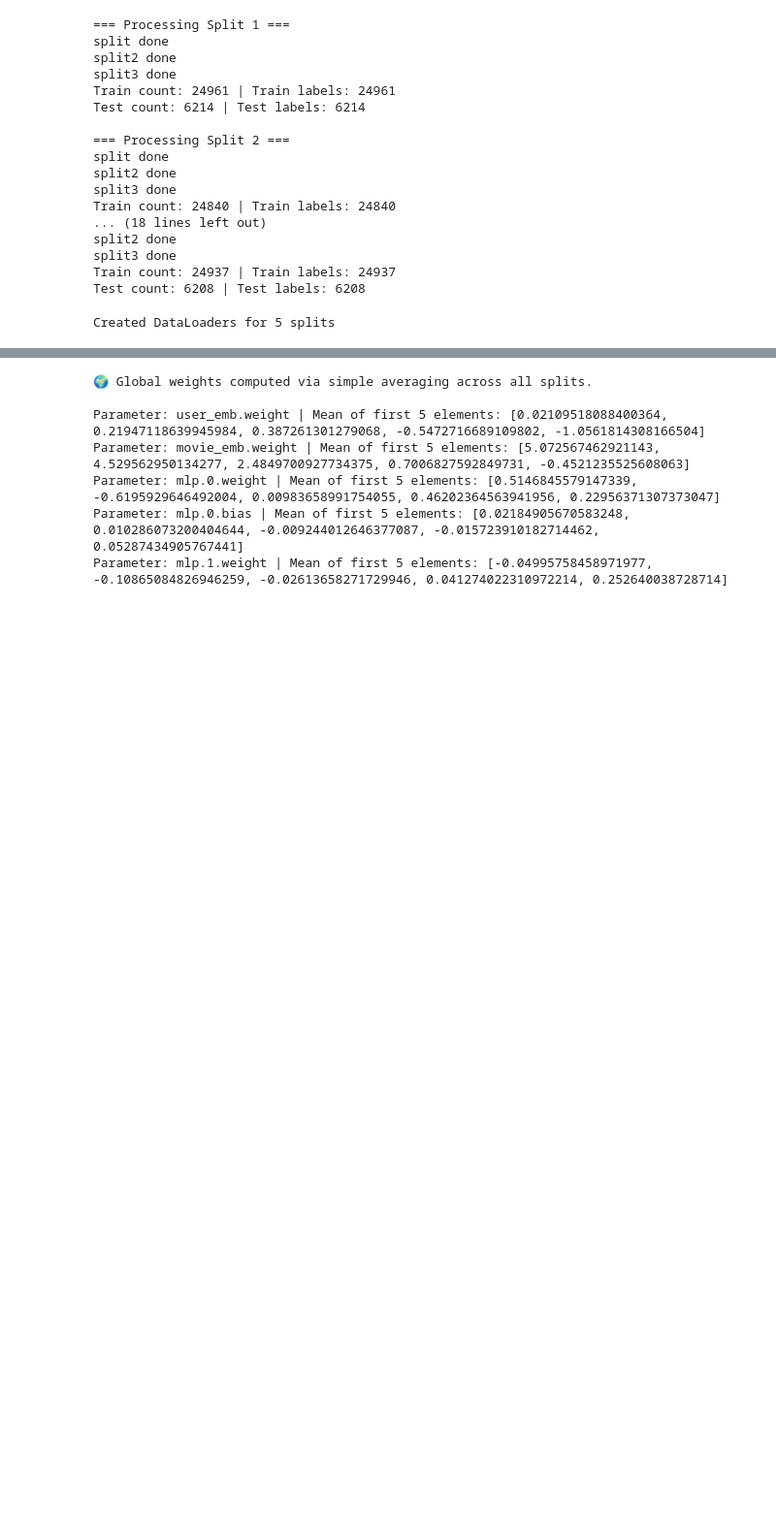
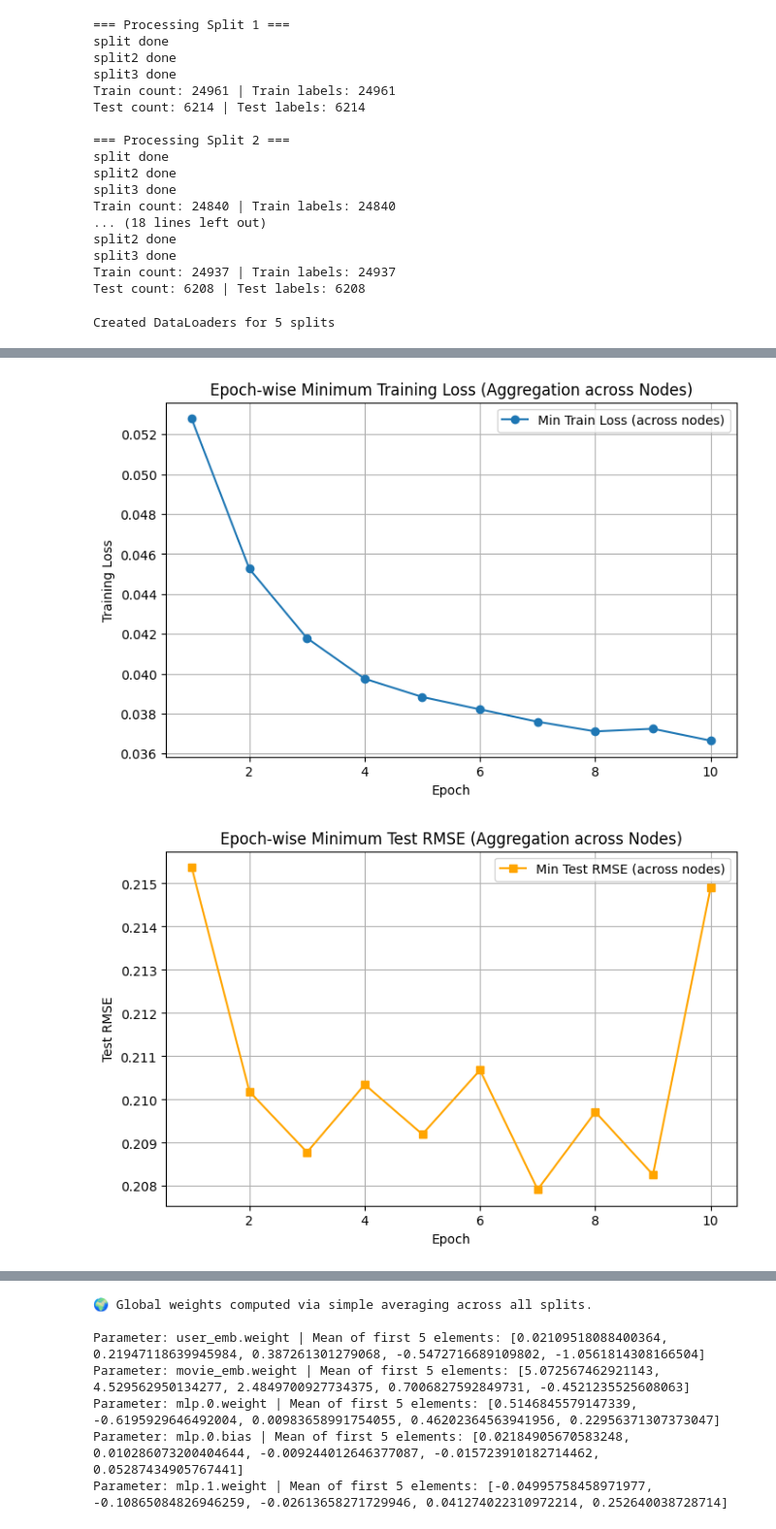
Before and after one commit to Gouthamx/Distributed_Gradient_Descent_for_Sparse_Data, a Jupyter notebook: Approach_1.ipynb, the cells around one changed output, grey strips where cells are left out. Shown: that part at 97% size. Drawn from its saved outputs; the diff is of its cells as text; code cells hidden in the pictures; blank space fills up the shorter version.

```diff
--- a/Approach_1.ipynb
+++ b/Approach_1.ipynb
@@ -315,19 +314,22 @@ def adam(parameter, m_state, v_state, t, lr=0.1, beta1=0.9, beta2=0.999, epsilon
     return m_state, v_state
 # %%
 import copy
+import matplotlib.pyplot as plt
 
 # ---------- Settings ----------
-epochs_stage1 = 5
-all_candidates_stage1 = []  # store every model's per-epoch stats
+epochs_stage1 = 10
+all_candidates_stage1 = []  # store every node's per-epoch stats
+min_train_curve = []        # aggregated minimum train loss after each epoch
+min_test_rmse_curve = []
 
 n_users_global = df_final.select("user").distinct().count()
 n_movies_global = df_final.select("movie").distinct().count()
 
-# ---------- Stage 1: Train 5 models on dataset splits ----------
+# ---------- Stage 1: Train 5 nodes on dataset splits ----------
 for i, (part, loaders) in enumerate(zip(splits, all_loaders), start=1):
-    print(f"\n================ Stage 1: Training Model {i} on Split {i} ================")
+    print(f"\n================ Stage 1: Training Node {i} on Split {i} ================")
 
-    model = CollabFiltering(n_users_global, n_movies_global, emb_dim=32, hidden=32, dropout=0.03)
+    node = CollabFiltering(n_users_global, n_movies_global, emb_dim=16, hidden=16, dropout=0.1)
     m_state, v_state, t = {}, {}, 0
 
     train_loader = loaders["train_loader"]
@@ -342,18 +344,18 @@ for i, (part, loaders) in enumerate(zip(splits, all_loaders), start=1):
 
     for epoch in range(epochs_stage1):
         # ---------- Training ----------
-        model.train()
+        node.train()
         total_sq_error, total_samples = 0, 0
         total_loss = 0
 
         for X_batch, y_batch in train_loader:
-            preds = model(X_batch[:, 0].long(), X_batch[:, 1].long()).squeeze()
+            preds = node(X_batch[:,0].long(), X_batch[:,1].long()).squeeze()
             loss = loss_fn(preds, y_batch.float())
 
-            model.zero_grad()
+            node.zero_grad()
             loss.backward()
             t += 1
-            m_state, v_state = adam(model.parameters(), m_state, v_state, t)
+            m_state, v_state = adam(node.parameters(), m_state, v_state, t)
 
             total_loss += loss.item()
             total_sq_error += torch.sum((preds - y_batch) ** 2).item()
@@ -363,11 +365,11 @@ for i, (part, loaders) in enumerate(zip(splits, all_loaders), start=1):
         train_rmse = (total_sq_error / total_samples) ** 0.5
 
         # ---------- Testing ----------
-        model.eval()
+        node.eval()
         total_sq_error, total_samples, total_loss = 0, 0, 0
         with torch.no_grad():
             for X_batch, y_batch in test_loader:
-                preds = model(X_batch[:, 0].long(), X_batch[:, 1].long()).squeeze()
+                preds = node(X_batch[:, 0].long(), X_batch[:, 1].long()).squeeze()
                 loss = loss_fn(preds, y_batch.float())
 
                 total_loss += loss.item()
@@ -382,19 +384,49 @@ for i, (part, loaders) in enumerate(zip(splits, all_loaders), start=1):
         test_losses_epoch.append(test_loss)
         train_rmses_epoch.append(train_rmse)
         test_rmses_epoch.append(test_rmse)
-        epoch_states.append(copy.deepcopy(model.state_dict()))
+        epoch_states.append(node.state_dict())
 
-        print(f"Model {i} | Epoch {epoch+1}/{epochs_stage1} | "
-              f"Train Loss: {train_loss:.4f}, Train RMSE: {train_rmse:.4f} | "
-              f"Test Loss: {test_loss:.4f}, Test RMSE: {test_rmse:.4f}")
+        if (epoch + 1) % 2 == 0:
+            print(f"Node {i} | Epoch {epoch+1}/{epochs_stage1} | "
+                f"Train Loss: {train_loss:.4f}, Train RMSE: {train_rmse:.4f} | "
+                f"Test Loss: {test_loss:.4f}, Test RMSE: {test_rmse:.4f}")
 
-    # ---------- Store all info for this split ----------
+
+    # ---------- Store all info for this node ----------
     all_candidates_stage1.append({
-        "split": i,
+        "node": i,
         "train_losses": train_losses_epoch,
         "test_losses": test_losses_epoch,
         "train_rmses": train_rmses_epoch,
         "test_rmses": test_rmses_epoch,
         "epoch_states": epoch_states
     })
+
+# ---------- Aggregation (MIN across nodes for each epoch) ----------
+for epoch in range(epochs_stage1):
+    min_loss = min(node["train_losses"][epoch] for node in all_candidates_stage1)
+    min_train_curve.append(min_loss)
+    min_test_rmse = min(node["test_rmses"][epoch] for node in all_candidates_stage1)
+    min_test_rmse_curve.append(min_test_rmse)
+
+
+# ---------- Plot ----------
+plt.figure(figsize=(8,5))
+plt.plot(range(1, epochs_stage1+1), min_train_curve, marker="o", label="Min Train Loss (across nodes)")
+plt.xlabel("Epoch")
+plt.ylabel("Training Loss")
+plt.title("Epoch-wise Minimum Training Loss (Aggregation across Nodes)")
+plt.legend()
+plt.grid(True)
+plt.show()
+
+# ---------- Plot Test RMSE ----------
+plt.figure(figsize=(8,5))
+plt.plot(range(1, epochs_stage1+1), min_test_rmse_curve, marker="s", color="orange", label="Min Test RMSE (across nodes)")
+plt.xlabel("Epoch")
+plt.ylabel("Test RMSE")
+plt.title("Epoch-wise Minimum Test RMSE (Aggregation across Nodes)")
+plt.legend()
+plt.grid(True)
+plt.show()
 # %% [output]
@@ -417,0 +450,2 @@ Model 5 | Epoch 5/5 | Train Loss: 0.0399, Train RMSE: 0.1996 | Test Loss: 0.0469
+[figure, added]
+[figure, added]
```
Also changed, not shown: parts of 8 cells of this notebook, 4 other files.
